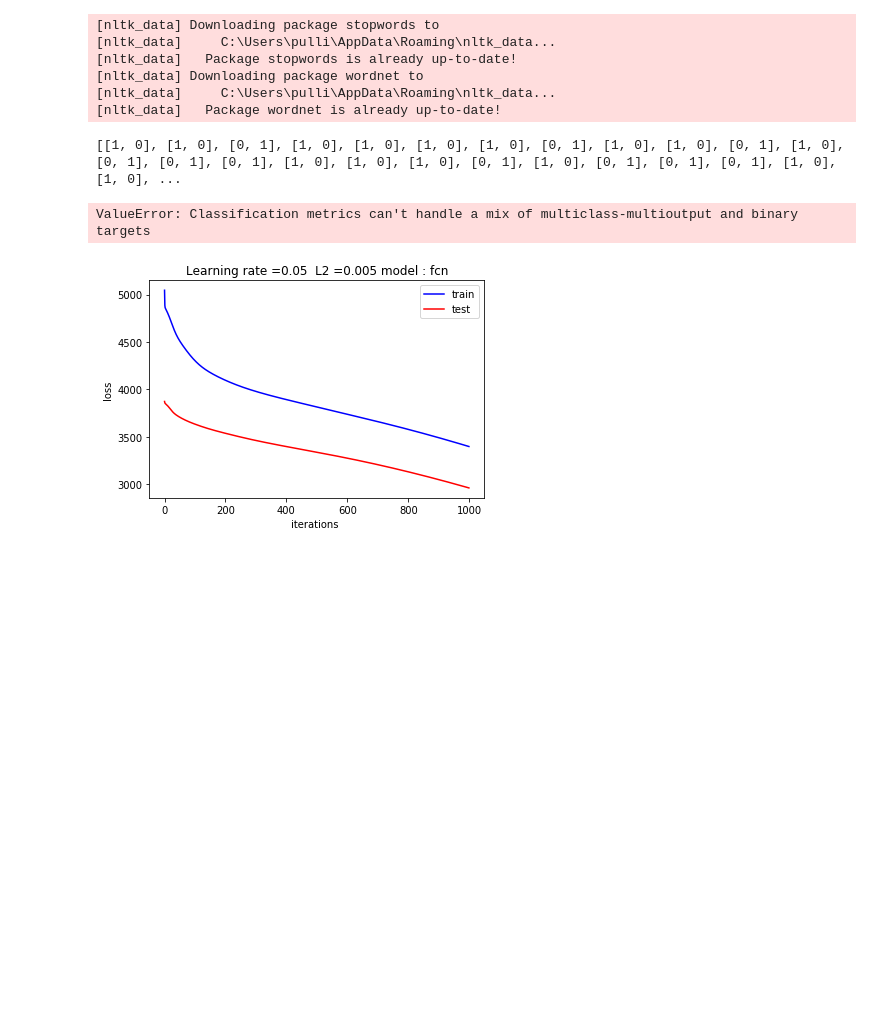
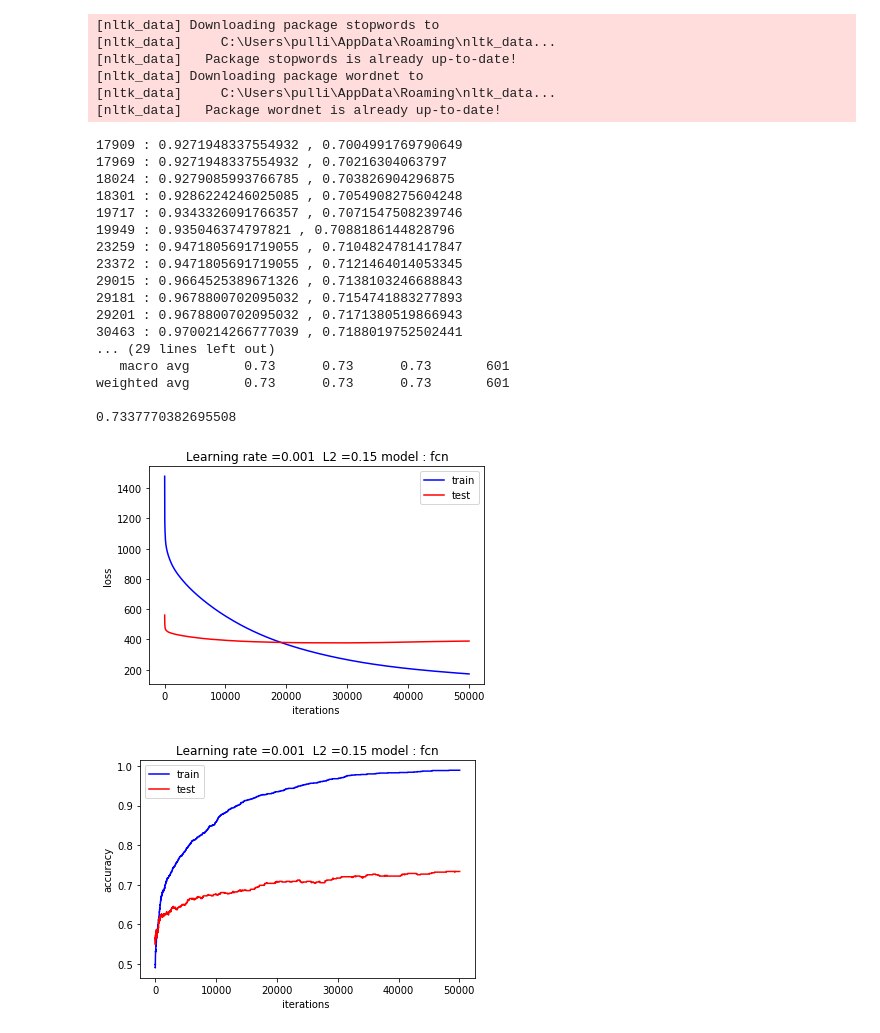
Before and after one commit to YoungsooNa/ML, a Jupyter notebook: Assignment_11/Assignment11.ipynb, the cells around one changed output. Cells and saved outputs as stored; diff of their text form; code cells hidden in the pictures; blank space fills up the shorter version.

Commit message:
finish trainning

```diff
--- a/Assignment_11/Assignment11.ipynb
+++ b/Assignment_11/Assignment11.ipynb
@@ -97,6 +105,7 @@ class FCN:
         # parameters
         self.w = []
         self.b = []
+        self.h = []
         self.architect = architect
         self.initialize(architect)
 
@@ -115,6 +124,7 @@ class FCN:
         self.start_lr = lr
         self.lr = lr
         self.l2 = l2
+
         self.epochs = epochs
 
         # ect
@@ -122,10 +132,12 @@ class FCN:
         self.model_path = 'model/'
         self.model_name = model_name
         self.last_saved_time = 0
-        np.random.seed(421)
+
 
     def initialize(self, architect):
         for i in range(len(architect)-1):
+            #self.w.append(torch.Tensor(np.random.normal(0, np.sqrt(2/(self.architect[i]+self.architect[i+1])) , (architect[i], architect[i+1]))).to(device))
+            self.h.append(torch.Tensor(np.zeros((architect[i], architect[i+1]))).to(device))
             self.w.append(torch.Tensor(np.random.normal(0, 1, (architect[i], architect[i+1]))).to(device))
             self.b.append(torch.Tensor(np.zeros(architect[i+1])).to(device))
 
@@ -156,7 +168,9 @@ class FCN:
         for i in range(len(self.w)):
             m = len(self.a[0])
             self.dw[i] += self.l2 * self.w[i] / m
-            self.w[i] -= self.lr * self.dw[i]
+            self.h[i] += self.dw[i] * self.dw[i]
+            self.w[i] -= self.lr * self.dw[i] / (torch.sqrt(self.h[i]) + 1e-7)
+            #self.w[i] -= self.lr * self.dw[i]
             self.b[i] -= self.lr * self.db[i]
 
     def training(self, x, y):
@@ -171,6 +185,7 @@ class FCN:
 
     def fit(self, x, y, val_x, val_y):
         m = len(x)
+        max_acc = 0.7
         for k in range(self.epochs):
             a = self.training(x, y)
             a = torch.clamp(a, min=1e-10, max=1-1e-10)
@@ -185,7 +200,7 @@ class FCN:
 
             l2_sum = 0
             for i in range(len(self.w)):
-                l2_sum += self.l2 / 2 * torch.sum(self.w[i]**2)
+                l2_sum += self.l2 / 2 * torch.sum(self.w[i]**2) / len(self.w[i])
 
             loss += l2_sum
             val_loss += l2_sum
@@ -195,6 +210,9 @@ class FCN:
             val_acc = torch.argmax(a_v, axis=1) == torch.argmax(val_y, axis=1)
             val_acc = torch.mean(val_acc.float())
 
+            if val_acc > max_acc :
+                max_acc = val_acc
+                print(f"{k} : {acc} , {val_acc}")
 
             self.loss_log.append(loss.item())
             self.acc_log.append(acc.item())
@@ -235,10 +253,10 @@ class FCN:
         self.l2 = saved_model['l2']
         self.w = saved_model['w']
         self.b = saved_model['b']
-        self.acc_log = saved_model['acc']
-        self.loss_log = saved_model['loss']
-        self.val_acc = saved_model['val_acc']
-        self.val_loss = saved_model['val_loss']
+        #self.acc_log = saved_model['acc']
+        #self.loss_log = saved_model['loss']
+        #self.val_acc = saved_model['val_acc']
+        #self.val_loss = saved_model['val_loss']
         self.a = [0]*(len(self.w)+1)
         self.dw = [0]*len(self.w)
         self.db = [0]*len(self.w)
@@ -271,11 +289,3 @@ def draw_err(fcn, save=False, name='',show=True):
             plt.cla()
         if show:
             plt.show()
-# %%
-device = 'cuda' if torch.cuda.is_available() else 'cpu'
-
-x_train_t = torch.Tensor(X_train).to(device)
-y_train_t = torch.Tensor(y_train).to(device)
-
-x_test_t = torch.Tensor(X_test).to(device)
-y_test_t = torch.Tensor(y_test).to(device)
@@ -286,26 +292,44 @@ n1.fit(x_train_t.T, y_train_t, x_test_t.T , y_test_t )
 # %%
+simple = [2000, 500, 100, 10, 2]
+
+np.random.seed(100)
+n1 = FCN(simple, epochs=50054, l2=0.15, lr = 0.001)
+n1.fit(x_train_t.T, y_train_t, x_test_t.T , y_test_t )
+
 y_pred_test_t = n1.predict(x_test_t.T).cpu()
 y_pred_train_t = n1.predict(x_train_t.T).cpu()
 
 
 y_pred_test = [y.item() for y in y_pred_test_t]
 y_pred_train = [y.item() for y in y_pred_train_t]
-
-y_pred_test = np.asarray(y_pred_test) == 1
-y_pred_train = np.asarray(y_pred_train) == 1
-
 
 print(confusion_matrix(y_train,y_pred_train))
 print(classification_report(y_train,y_pred_train))
 print(accuracy_score(y_train, y_pred_train))
 
 print(confusion_matrix(y_test,y_pred_test))
 print(classification_report(y_test,y_pred_test))
 print(accuracy_score(y_test, y_pred_test))
+
+draw_err(n1)
+draw_acc(n1)
 # %% [output]
-[[1, 0], [1, 0], [0, 1], [1, 0], [1, 0], [1, 0], [1, 0], [0, 1], [1, 0], [1, 0], [0, 1], [1, 0], [0, 1], [0, 1], [0, 1], [1, 0], [1, 0], [1, 0], [0, 1], [1, 0], [0, 1], [0, 1], [0, 1], [1, 0], [1, 0], ...
+17909 : 0.9271948337554932 , 0.7004991769790649
+17969 : 0.9271948337554932 , 0.70216304063797
+18024 : 0.9279085993766785 , 0.703826904296875
+18301 : 0.9286224246025085 , 0.7054908275604248
+19717 : 0.9343326091766357 , 0.7071547508239746
+19949 : 0.935046374797821 , 0.7088186144828796
+23259 : 0.9471805691719055 , 0.7104824781417847
+23372 : 0.9471805691719055 , 0.7121464014053345
+29015 : 0.9664525389671326 , 0.7138103246688843
+29181 : 0.9678800702095032 , 0.7154741883277893
+29201 : 0.9678800702095032 , 0.7171380519866943
+30463 : 0.9700214266777039 , 0.7188019752502441
+... (29 lines left out)
+   macro avg       0.73      0.73      0.73       601
+weighted avg       0.73      0.73      0.73       601
+
+0.7337770382695508
-ValueError: Classification metrics can't handle a mix of multiclass-multioutput and binary targets
+[figure, added]
+[figure, added]
-# %%
-draw_err(n1)
-# %% [output]
-[figure, removed]
```
Also changed, not shown: parts of 2 cells of this notebook.
